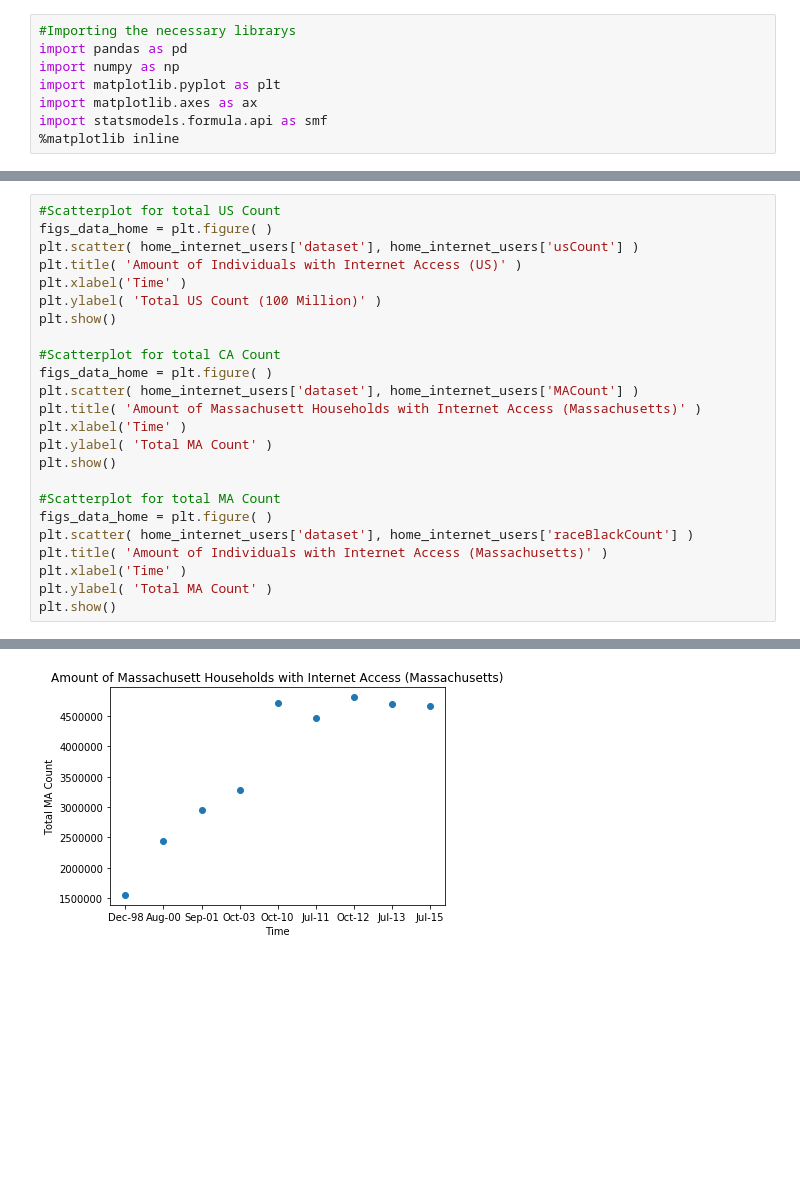
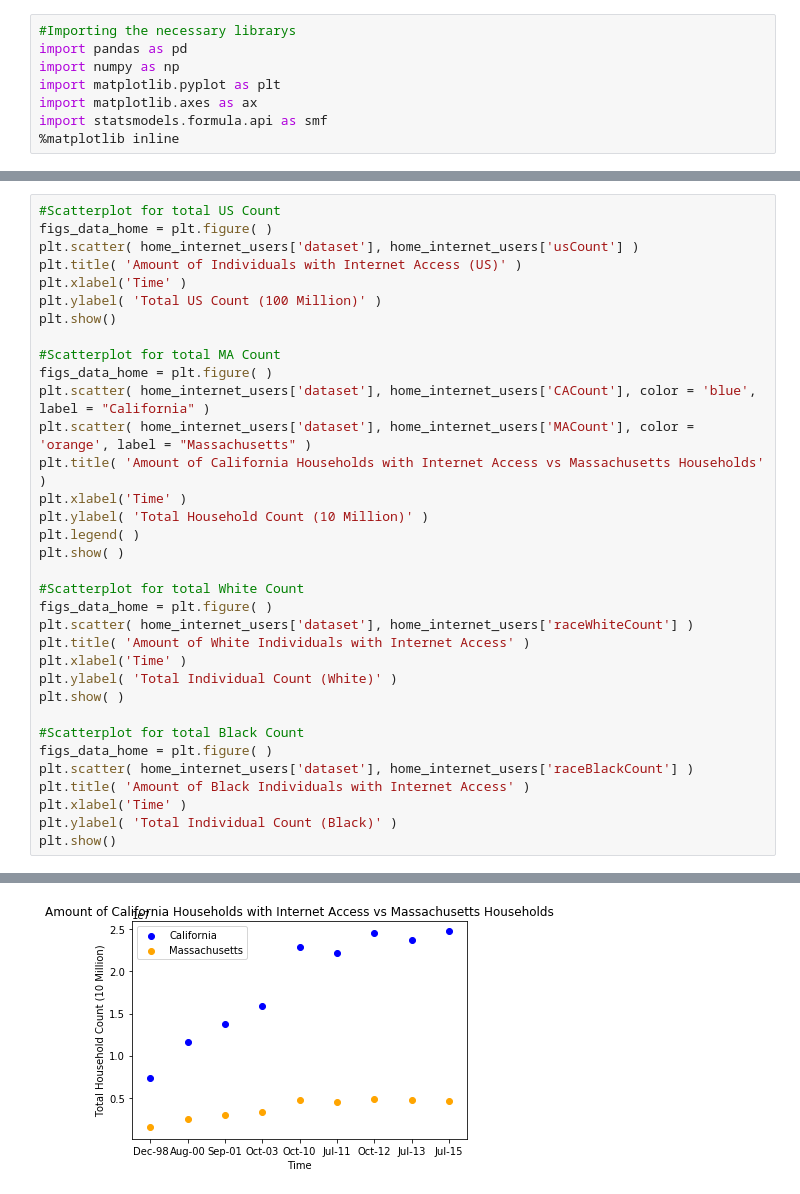
Before and after one commit to degradification/bootcamp, a Jupyter notebook: Project.ipynb, the cells around one changed output, grey strips where cells are left out. Cells and saved outputs as stored; diff of their text form; blank space fills up the shorter version.

```diff
--- a/Project.ipynb
+++ b/Project.ipynb
@@ -97,27 +104,37 @@ plt.show( )
 # %%
 #Scatterplot for total US Count
 figs_data_home = plt.figure( )
 plt.scatter( home_internet_users['dataset'], home_internet_users['usCount'] )
 plt.title( 'Amount of Individuals with Internet Access (US)' )
 plt.xlabel('Time' )
 plt.ylabel( 'Total US Count (100 Million)' )
 plt.show()
 
-#Scatterplot for total CA Count
-figs_data_home = plt.figure( )
-plt.scatter( home_internet_users['dataset'], home_internet_users['MACount'] )
-plt.title( 'Amount of Massachusett Households with Internet Access (Massachusetts)' )
-plt.xlabel('Time' )
-plt.ylabel( 'Total MA Count' )
-plt.show()
-
 #Scatterplot for total MA Count
 figs_data_home = plt.figure( )
+plt.scatter( home_internet_users['dataset'], home_internet_users['CACount'], color = 'blue', label = "California" )
+plt.scatter( home_internet_users['dataset'], home_internet_users['MACount'], color = 'orange', label = "Massachusetts" )
+plt.title( 'Amount of California Households with Internet Access vs Massachusetts Households' )
+plt.xlabel('Time' )
+plt.ylabel( 'Total Household Count (10 Million)' )
+plt.legend( )
+plt.show( )
+
+#Scatterplot for total White Count
+figs_data_home = plt.figure( )
+plt.scatter( home_internet_users['dataset'], home_internet_users['raceWhiteCount'] )
+plt.title( 'Amount of White Individuals with Internet Access' )
+plt.xlabel('Time' )
+plt.ylabel( 'Total Individual Count (White)' )
+plt.show( )
+
+#Scatterplot for total Black Count
+figs_data_home = plt.figure( )
 plt.scatter( home_internet_users['dataset'], home_internet_users['raceBlackCount'] )
-plt.title( 'Amount of Individuals with Internet Access (Massachusetts)' )
+plt.title( 'Amount of Black Individuals with Internet Access' )
 plt.xlabel('Time' )
-plt.ylabel( 'Total MA Count' )
+plt.ylabel( 'Total Individual Count (Black)' )
 plt.show()
 # %% [output]
 [figure]
-[figure, old version]
+[figure, new version]
```
Also changed, not shown: parts of 13 cells of this notebook.
